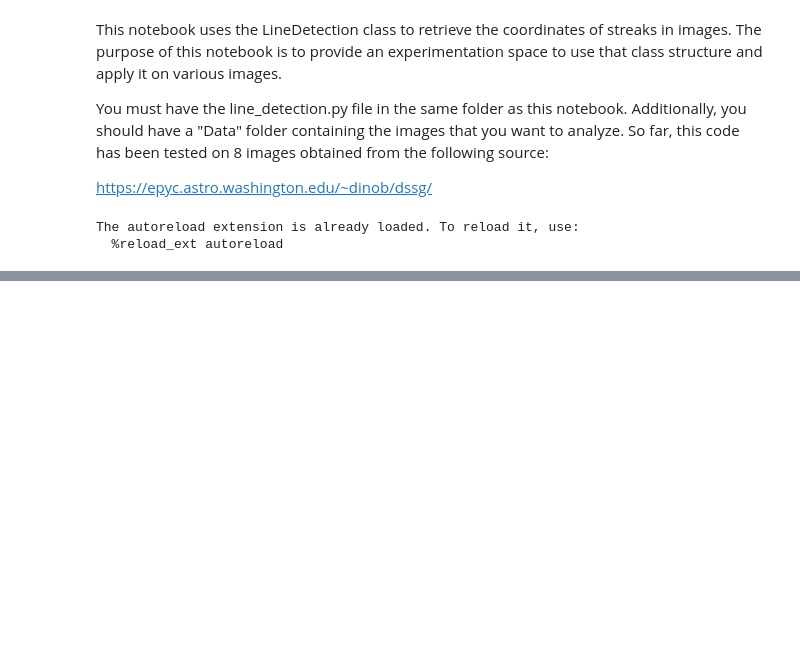
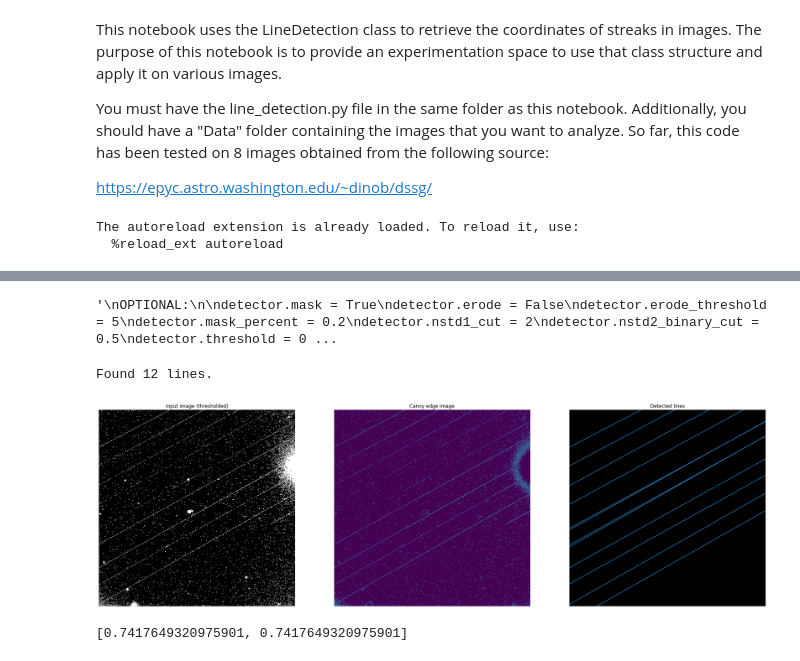
Before and after one commit to uwescience/satmetrics, a Jupyter notebook: line_detection_testing.ipynb, the cells around one changed output, grey strips where cells are left out. Saved outputs shown, nothing was run; the diff lists cells and outputs as text; code cells hidden in the pictures; blank space fills up the shorter version.

Commit message:
most recent line detection code

```diff
--- a/line_detection_testing.ipynb
+++ b/line_detection_testing.ipynb
@@ -233,0 +71,53 @@ detector.show(rot.rotated_image)
+# %%
+detector.image = img_data_copy
+detector.nstd1_cut = 2
+detector.nstd2_binary_cut = 0.5
+detector.threshold = 0.075
+detector.mask = False
+'''
+OPTIONAL:
+
+detector.mask = True
+detector.erode = False
+detector.erode_threshold = 5
+detector.mask_percent = 0.2
+detector.nstd1_cut = 2
+detector.nstd2_binary_cut = 0.5
+detector.threshold = 0.12
+
+'''
+# %% [output]
+'\nOPTIONAL:\n\ndetector.mask = True\ndetector.erode = False\ndetector.erode_threshold = 5\ndetector.mask_percent = 0.2\ndetector.nstd1_cut = 2\ndetector.nstd2_binary_cut = 0.5\ndetector.threshold = 0 ...
+# %%
+#Conduct the line detection
+lines, angles, cart_coords, thresholded_image, blurred_image, edges, contours_img = detector.hough_transformation()
+
+#Visualize input image and detected lines
+fig, axes = plt.subplots(1, 3, figsize=(30, 30))
+ax = axes.ravel()
+
+ld.show(thresholded_image, cmap="gray", ax=ax[0], interpolation="none")
+ax[0].set_title('Input image (thresholded)')
+ax[0].set_axis_off()
+
+ld.show(edges, ax=ax[1])
+ax[1].set_title('Canny edge image')
+ax[1].set_axis_off()
+
+#Detected lines
+blank_image = np.zeros(detector.image.shape)
+
+ld.show(blank_image, cmap="gray", ax=ax[2])
+
+ax[2].set_axis_off()
+ax[2].set_title('Detected lines')
+
+for i in range(len(cart_coords)):
+    ax[2].axline(cart_coords[i], slope=np.tan(angles[i] + np.pi/2))
+# %% [output]
+Found 12 lines.
+[figure, added]
+# %%
+angles
+# %% [output]
+[0.7417649320975901, 0.7417649320975901]
```
Also changed, not shown: parts of 21 cells of this notebook, 1 other file.
